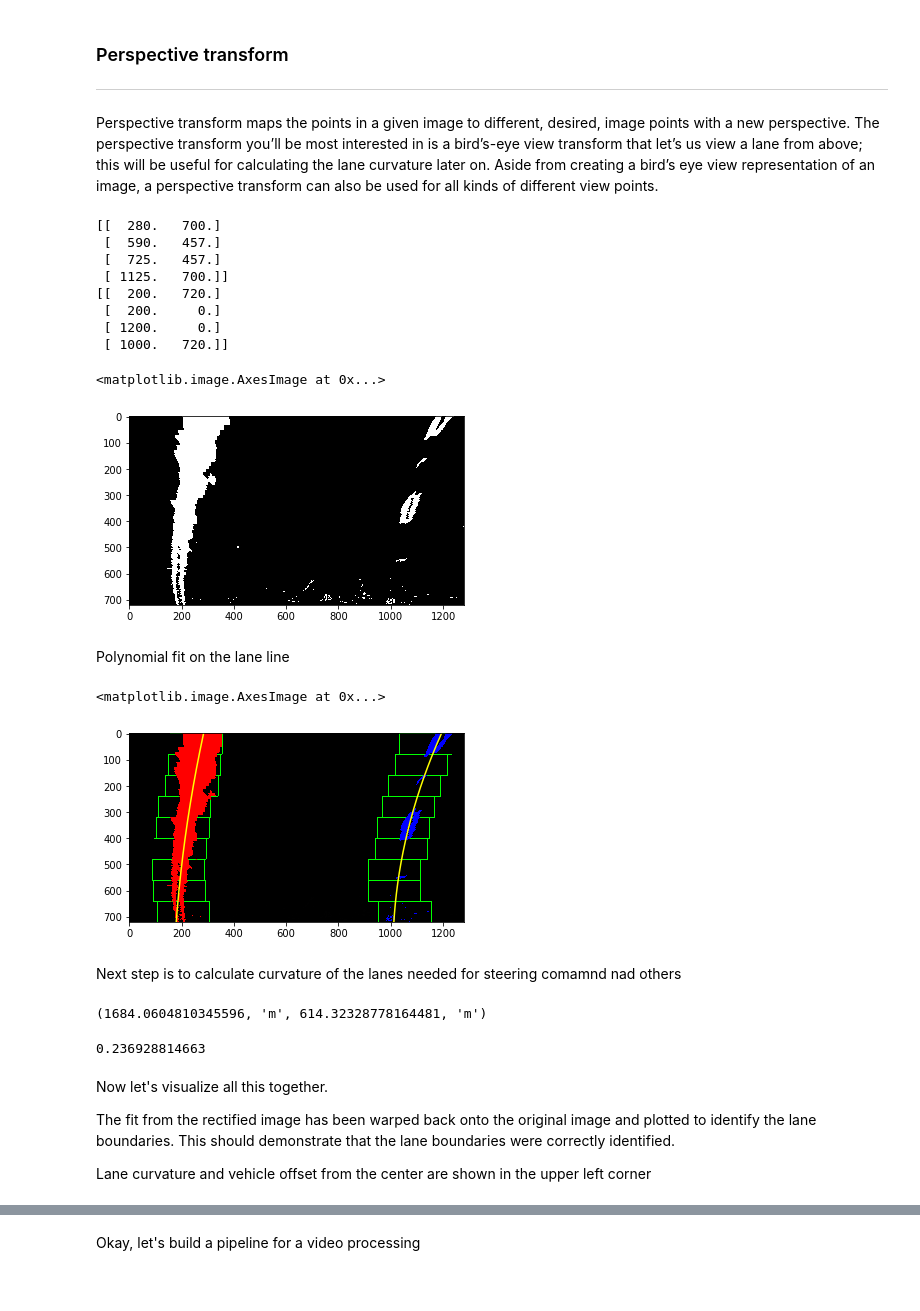
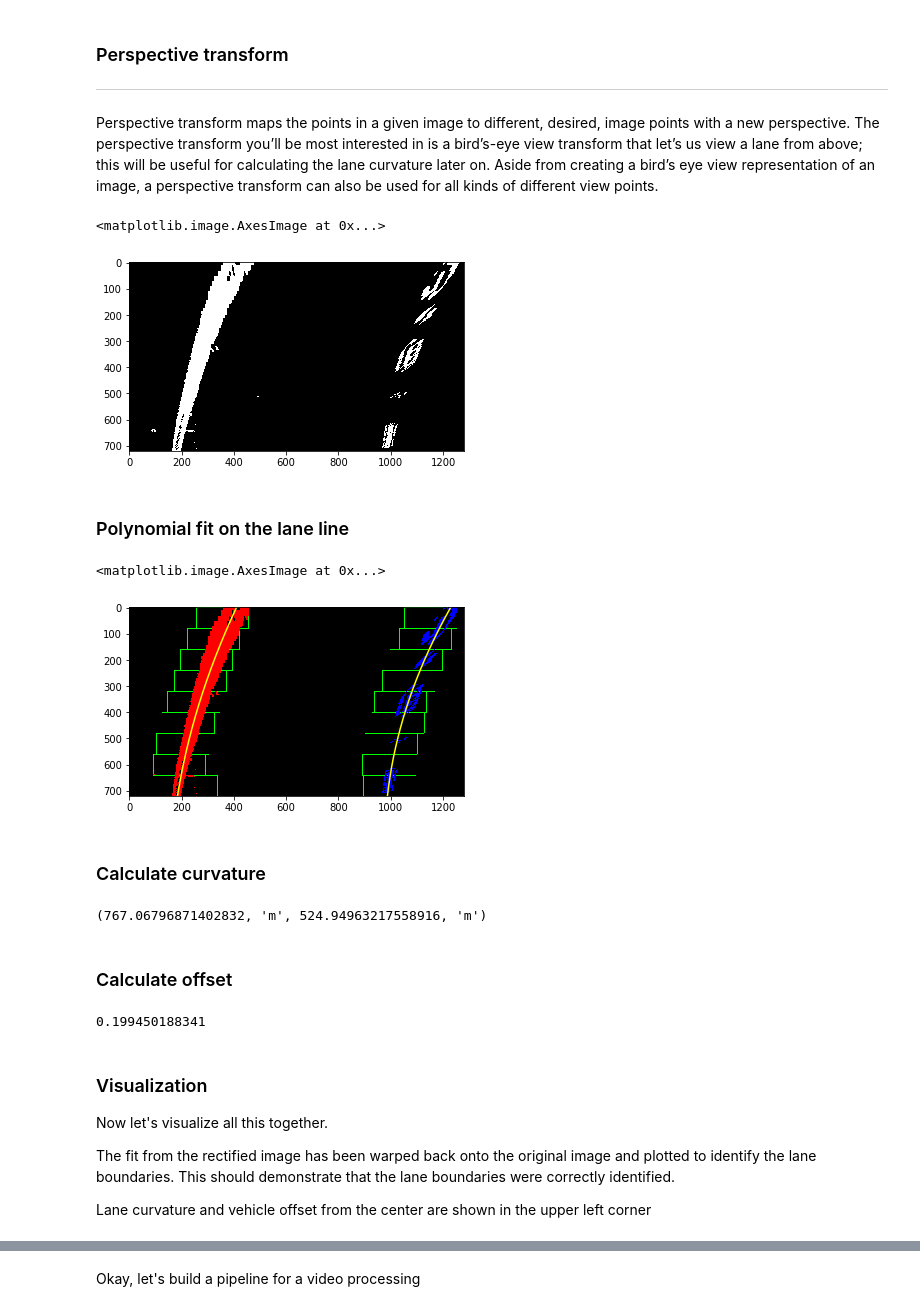
Before and after one commit to stevanStevic/Advanced-Lane-Lines-Finding, a Jupyter notebook: Advanced_Lane_Line_Finding.ipynb, the cells around one changed output, grey strips where cells are left out. Cells and saved outputs as stored; diff of their text form; code cells hidden in the pictures.

```diff
--- a/Advanced_Lane_Line_Finding.ipynb
+++ b/Advanced_Lane_Line_Finding.ipynb
@@ -21,7 +21,7 @@ def LoadCameraParams():
 mtx, dist = LoadCameraParams()
 # %%
 # Read in an image
-img = mpimg.imread('test_images/test1.jpg')
+img = mpimg.imread('test_images/test3.jpg')
 
 # 1) Undistort using mtx and dist
 def UndistortImage(img, mtx, dist):
@@ -198,45 +198,39 @@ Perspective transform maps the points in a given image to different, desired, im
 # %%
 def perspective_transform(img, src, dst):
     img_size = img.shape[1::-1]
     # Given src and dst points, calculate the perspective transform matrix
     M = cv2.getPerspectiveTransform(src, dst)
     # Warp the image using OpenCV warpPerspective()
     warped = cv2.warpPerspective(img, M, img_size)
 
     # Return the resulting image and matrix
     return warped, M
 
 cols, rows = combined.shape[::-1]
 top_limit = np.int(rows * 0.635)
 down_limit = rows - 20
 src_point1 = [280, down_limit]
 src_point2 = [590, top_limit]
 src_point3 = [725, top_limit]
 src_point4 = [1125, down_limit]
 src = np.float32([src_point1, src_point2, src_point3, src_point4])
 
 dst_point1 = [200, rows]
 dst_point2 = [200, 0]
 dst_point3 = [1200, 0]
 dst_point4 = [1000, rows]
 dst = np.float32([dst_point1, dst_point2, dst_point3, dst_point4])
 
 warped, M = perspective_transform(combined, src, dst)
 
+warped2, M = perspective_transform(undist_img, src, dst)
+
 plt.imshow(warped, cmap="gray")
 # %% [output]
-[[  280.   700.]
- [  590.   457.]
- [  725.   457.]
- [ 1125.   700.]]
-[[  200.   720.]
- [  200.     0.]
- [ 1200.     0.]
- [ 1000.   720.]]
+<matplotlib.image.AxesImage at 0x...>
-<matplotlib.image.AxesImage at 0x...>
-[figure, old version]
+[figure, new version]
 # %% [markdown]
-Polynomial fit on the lane line
+### Polynomial fit on the lane line
 # %%
 def hist(img):
     # Grab only the bottom half of the image
@@ -367,9 +361,9 @@ plt.plot(right_fitx, ploty, color='yellow')
 plt.imshow(out_img)
 # %% [output]
 <matplotlib.image.AxesImage at 0x...>
-[figure, old version]
+[figure, new version]
-# %% [markdown]
-Next step is to calculate curvature of the lanes needed for steering comamnd nad others
+# %% [markdown]
+### Calculate curvature
 # %%
 def measure_curvature_real(img_shape, left_lane_coeffs, right_lane_coeffs, ym_per_pix, xm_per_pix):
     '''
@@ -405,7 +399,9 @@ left_curverad, right_curverad = measure_curvature_real(undist_img.shape, left_fi
 
 print(left_curverad, 'm', right_curverad, 'm')
 # %% [output]
-(1684.0604810345596, 'm', 614.32328778164481, 'm')
+(767.06796871402832, 'm', 524.94963217558916, 'm')
+# %% [markdown]
+### Calculate offset
 # %%
 """
 You can assume the camera is mounted at the center of the car, such that the lane center is the midpoint at the bottom of the image between the two lines you've detected. The offset of the lane center from the center of the image (converted from pixels to meters) is your distance from the center of the lane.
@@ -430,8 +426,10 @@ xm_per_pix = 3.7/700 # meters per pixel in x dimension
 vehicle_offset = GetVehicleOffset(undist_img.shape, left_fit, right_fit, xm_per_pix)
 print(vehicle_offset)
 # %% [output]
-0.236928814663
+0.199450188341
 # %% [markdown]
+### Visualization
+
 Now let's visualize all this together.
 
 The fit from the rectified image has been warped back onto the original image and plotted to identify the lane boundaries. This should demonstrate that the lane boundaries were correctly identified.
```
Also changed, not shown: parts of 12 cells of this notebook, 13 other files.
